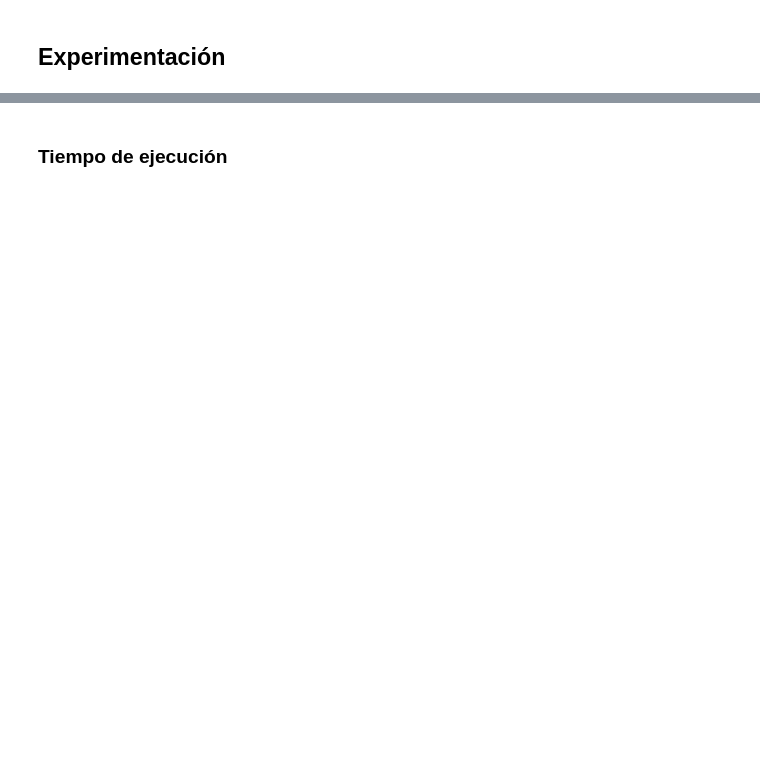
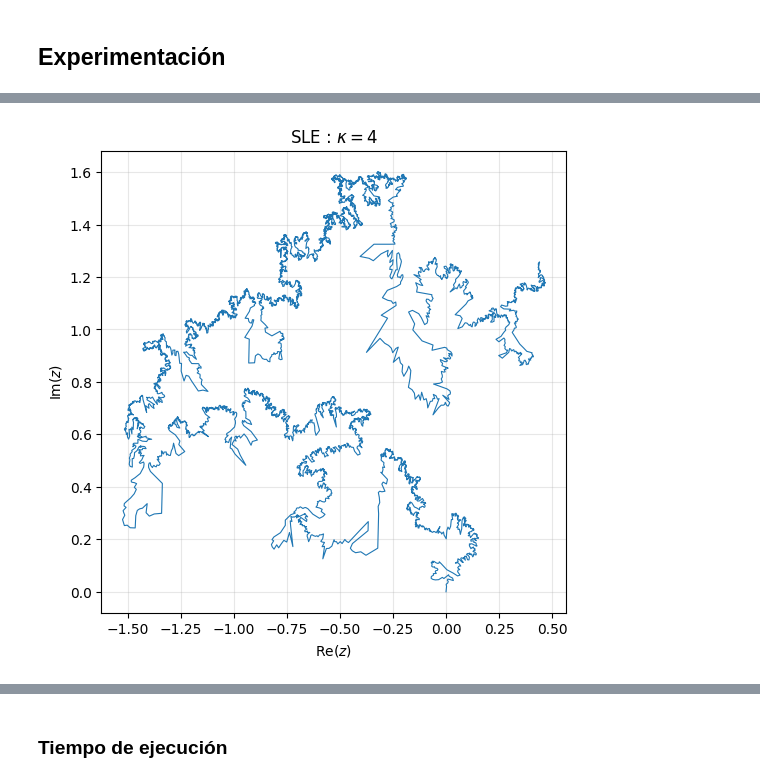
Before and after one commit to javier-toro/SLE, a Jupyter notebook: notebook/SLE.ipynb, the cells around one changed output, grey strips where cells are left out. Saved outputs shown, nothing was run; the diff lists cells and outputs as text; code cells hidden in the pictures; blank space fills up the shorter version.

```diff
--- a/notebook/SLE.ipynb
+++ b/notebook/SLE.ipynb
@@ -129,0 +81,4 @@ Grafico(T=1, N=3_000, kappa=8/3, semilla=0)
+# %%
+Grafico(T=1, N=10_000, kappa=4, semilla=0)
+# %% [output]
+[figure, added]
```
Also changed, not shown: parts of 37 cells of this notebook.
